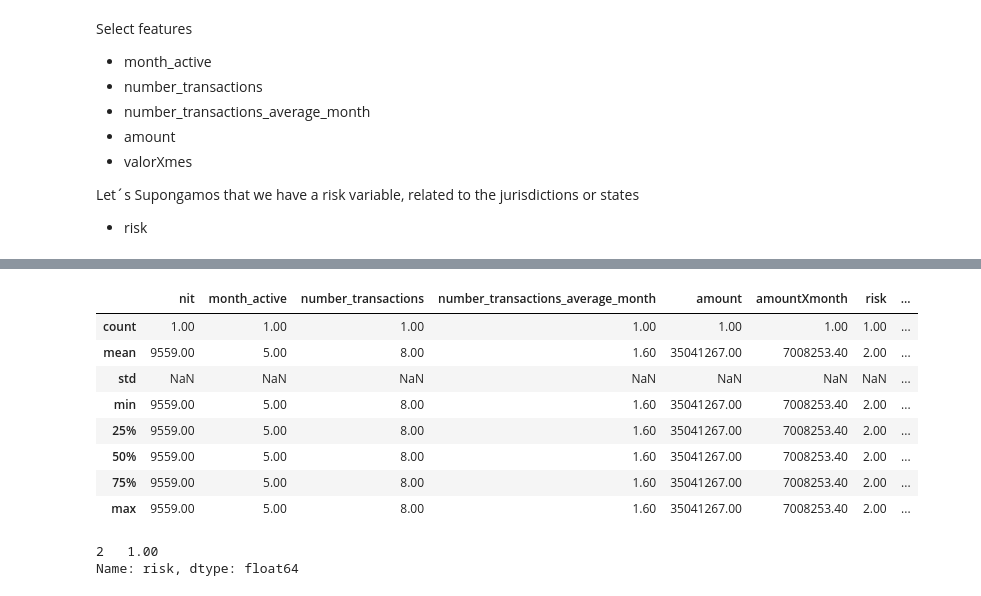
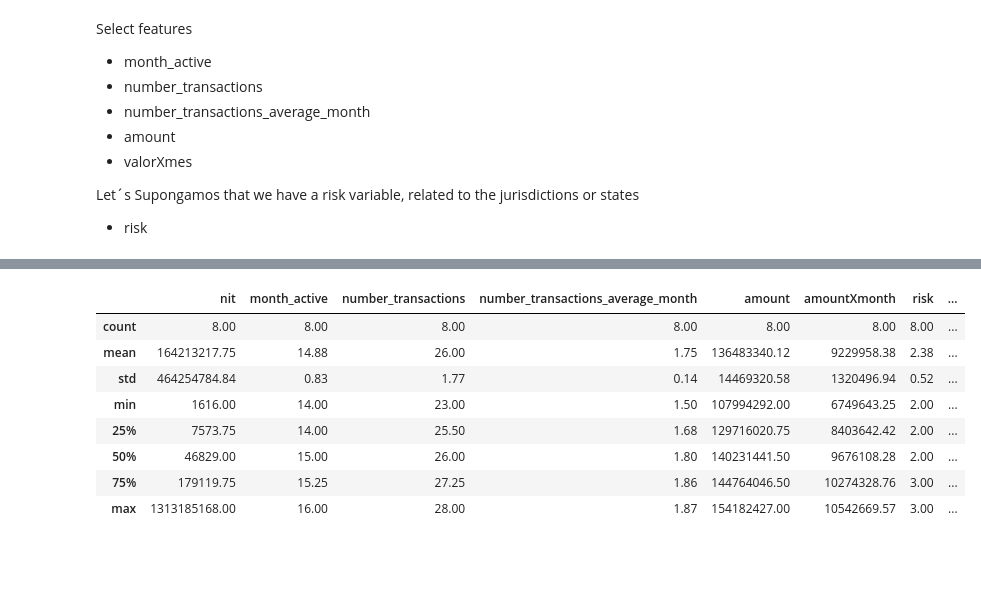
Before and after one commit to Kaiziferr/machine_learning, a Jupyter notebook: clusters/workflow_unsupervised_learning_clusteripynb.ipynb, the cells around one changed output, grey strips where cells are left out. Saved outputs shown, nothing was run; the diff lists cells and outputs as text; code cells hidden in the pictures; blank space fills up the shorter version.

```diff
--- a/clusters/workflow_unsupervised_learning_clusteripynb.ipynb
+++ b/clusters/workflow_unsupervised_learning_clusteripynb.ipynb
@@ -71,7 +71,7 @@ money = sample(list(range(500000, 10000000)),seed)
 jurisdicciones = list(map(lambda x: choices(list(co_provider.Provider.departments.values()))[0], range(seed)))
 # %%
 # Generador cedula
-nit = [1416184,15616515,151178,95959,15151,77474,1616,848489,11818941,118918941,16447496,6164684,16184,618484,14894,6519618,7474984,1313185168,18479841,161798,1747894,9559,141616,89746468,48484,16516,747087,1618,789965]
+nit = [1416184,15616515,151178,95959,15151,77474,1616,848489,11818941,118918941,16447496,6164684,16184,618484,14894,6519618,7474984,1313185168,18479841,161798,1747894,9559,141616,89746468,48484,16516,747087,1618,789965,651681,164894,651981,198189,198198,198198,1984198,1981891,498498,262945]
 nit = list(map(lambda x: choices(list(nit))[0], range(seed)))
 # %%
 data = pd.DataFrame()
@@ -274,6 +278,9 @@ model = KMeans(init = "k-means++", n_init = 10, max_iter = 300, random_state = 4
 # %%
 # Data Split
 X = data_group_posII.iloc[:, 1:]
+estimator = StandardScaler()
+data_estandarizada = estimator.fit_transform(X)
+X = data_estandarizada
 # %%
 silhouette_select_cluster(model, (3,15), X, name_model = 'Kmeans')
 # %% [output]
@@ -292,5 +298,5 @@ silhouette_select_cluster(model, (3,15), X, name_model = 'BisectingKMeans')
 # %%
-model_k = KMeans(init = "k-means++", n_init = 10, max_iter = 300, random_state = 42, algorithm = 'lloyd')
+model_k = KMeans(n_clusters=5, init = "k-means++", n_init = 10, max_iter = 300, random_state = 42, algorithm = 'lloyd')
 segmento = model_k.fit_predict(X)
 data_group_posII["segmento"] = segmento
 # %%
@@ -304,20 +310,17 @@ pie_circle(data_group_posII['segmento'], paleta=None, title='Segmento')
 # %%
 pd.options.display.float_format = '{:.2f}'.format
 # %%
-data_group_posII[data_group_posII['segmento'] == 7].describe()
+data_group_posII[data_group_posII['segmento'] == 0].describe()
 # %% [output]
 |  | nit | month_active | number_transactions | number_transactions_average_month | amount | amountXmonth | risk | ... |
-| count | 1.00 | 1.00 | 1.00 | 1.00 | 1.00 | 1.00 | 1.00 | ... |
-| mean | 9559.00 | 5.00 | 8.00 | 1.60 | 35041267.00 | 7008253.40 | 2.00 | ... |
-| std | NaN | NaN | NaN | NaN | NaN | NaN | NaN | ... |
-| min | 9559.00 | 5.00 | 8.00 | 1.60 | 35041267.00 | 7008253.40 | 2.00 | ... |
-| 25% | 9559.00 | 5.00 | 8.00 | 1.60 | 35041267.00 | 7008253.40 | 2.00 | ... |
-| 50% | 9559.00 | 5.00 | 8.00 | 1.60 | 35041267.00 | 7008253.40 | 2.00 | ... |
-| 75% | 9559.00 | 5.00 | 8.00 | 1.60 | 35041267.00 | 7008253.40 | 2.00 | ... |
-| max | 9559.00 | 5.00 | 8.00 | 1.60 | 35041267.00 | 7008253.40 | 2.00 | ... |
+| count | 8.00 | 8.00 | 8.00 | 8.00 | 8.00 | 8.00 | 8.00 | ... |
+| mean | 164213217.75 | 14.88 | 26.00 | 1.75 | 136483340.12 | 9229958.38 | 2.38 | ... |
+| std | 464254784.84 | 0.83 | 1.77 | 0.14 | 14469320.58 | 1320496.94 | 0.52 | ... |
+| min | 1616.00 | 14.00 | 23.00 | 1.50 | 107994292.00 | 6749643.25 | 2.00 | ... |
+| 25% | 7573.75 | 14.00 | 25.50 | 1.68 | 129716020.75 | 8403642.42 | 2.00 | ... |
+| 50% | 46829.00 | 15.00 | 26.00 | 1.80 | 140231441.50 | 9676108.28 | 2.00 | ... |
+| 75% | 179119.75 | 15.25 | 27.25 | 1.86 | 144764046.50 | 10274328.76 | 3.00 | ... |
+| max | 1313185168.00 | 16.00 | 28.00 | 1.87 | 154182427.00 | 10542669.57 | 3.00 | ... |
 # %%
 dta_desc_example = data_group_posII[data_group_posII['segmento'] == 7]
 dta_desc_example['risk'].value_counts()/dta_desc_example.shape[0]
-# %% [output]
-2   1.00
-Name: risk, dtype: float64
```
Also changed, not shown: parts of 16 cells of this notebook.
